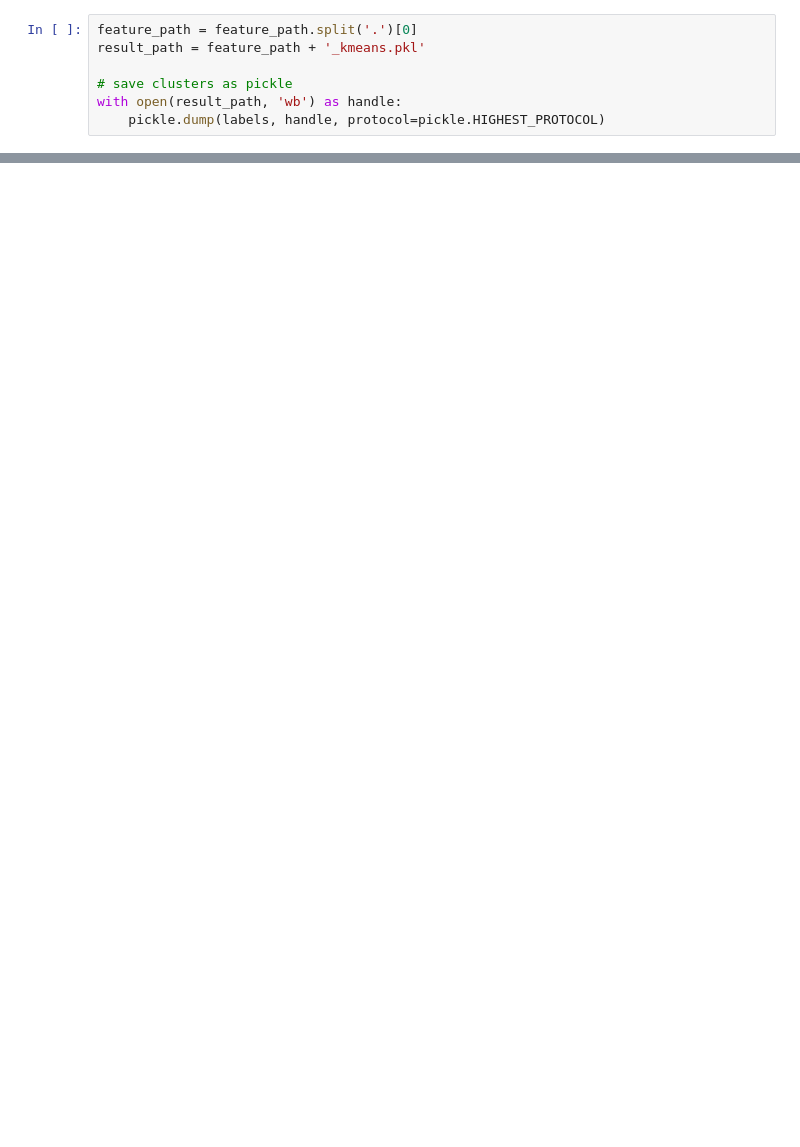
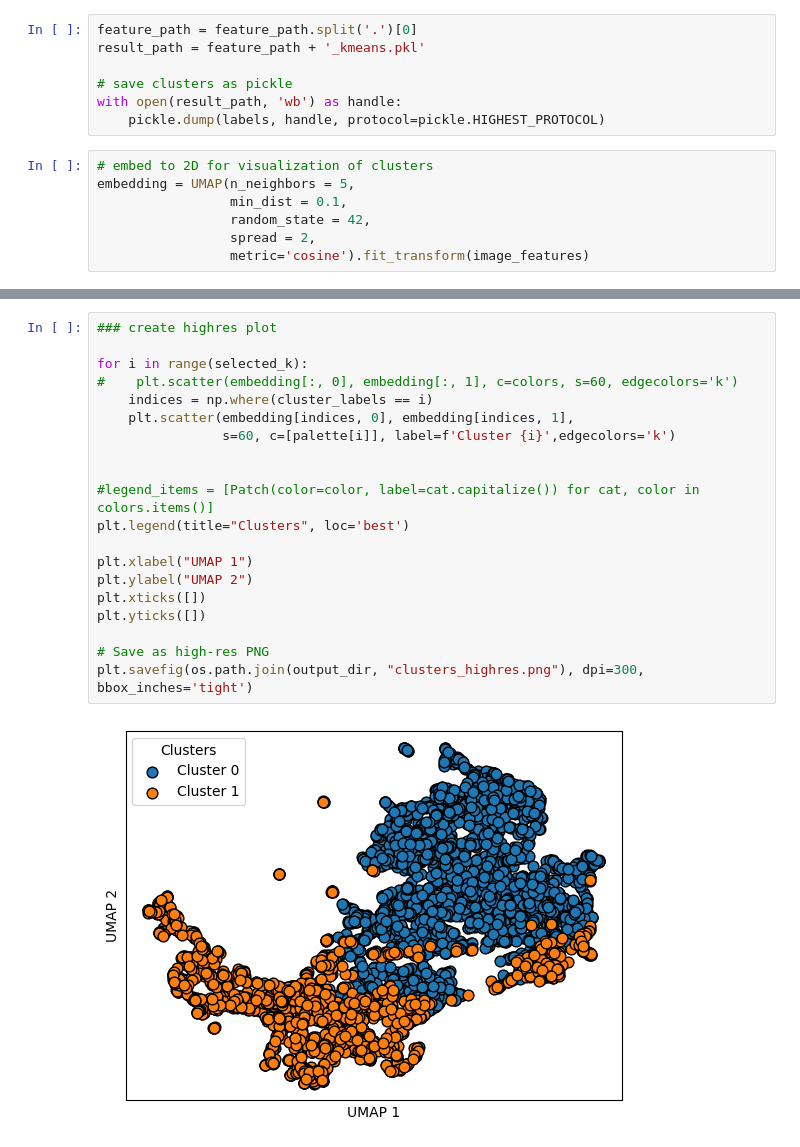
Before and after one commit to NTsch/becore-clustering, a Jupyter notebook: cluster_kmeans.ipynb, the cells around one changed output, grey strips where cells are left out. Cells and saved outputs as stored; diff of their text form; blank space fills up the shorter version.

```diff
--- a/cluster_kmeans.ipynb
+++ b/cluster_kmeans.ipynb
@@ -92,3 +131,10 @@ result_path = feature_path + '_kmeans.pkl'
 # save clusters as pickle
 with open(result_path, 'wb') as handle:
     pickle.dump(labels, handle, protocol=pickle.HIGHEST_PROTOCOL)
+# %%
+# embed to 2D for visualization of clusters
+embedding = UMAP(n_neighbors = 5,
+                 min_dist = 0.1,
+                 random_state = 42,
+                 spread = 2,
+                 metric='cosine').fit_transform(image_features)
@@ -94,0 +198,22 @@ with open(result_path, 'wb') as handle:
+# %%
+### create highres plot
+
+for i in range(selected_k):
+#    plt.scatter(embedding[:, 0], embedding[:, 1], c=colors, s=60, edgecolors='k')
+    indices = np.where(cluster_labels == i)
+    plt.scatter(embedding[indices, 0], embedding[indices, 1],
+                s=60, c=[palette[i]], label=f'Cluster {i}',edgecolors='k')
+
+
+#legend_items = [Patch(color=color, label=cat.capitalize()) for cat, color in colors.items()]
+plt.legend(title="Clusters", loc='best')
+
+plt.xlabel("UMAP 1")
+plt.ylabel("UMAP 2")
+plt.xticks([])
+plt.yticks([])
+
+# Save as high-res PNG
+plt.savefig(os.path.join(output_dir, "clusters_highres.png"), dpi=300, bbox_inches='tight')
+# %% [output]
+[figure, added]
```
Also changed, not shown: parts of 8 cells of this notebook, 9 other files.
